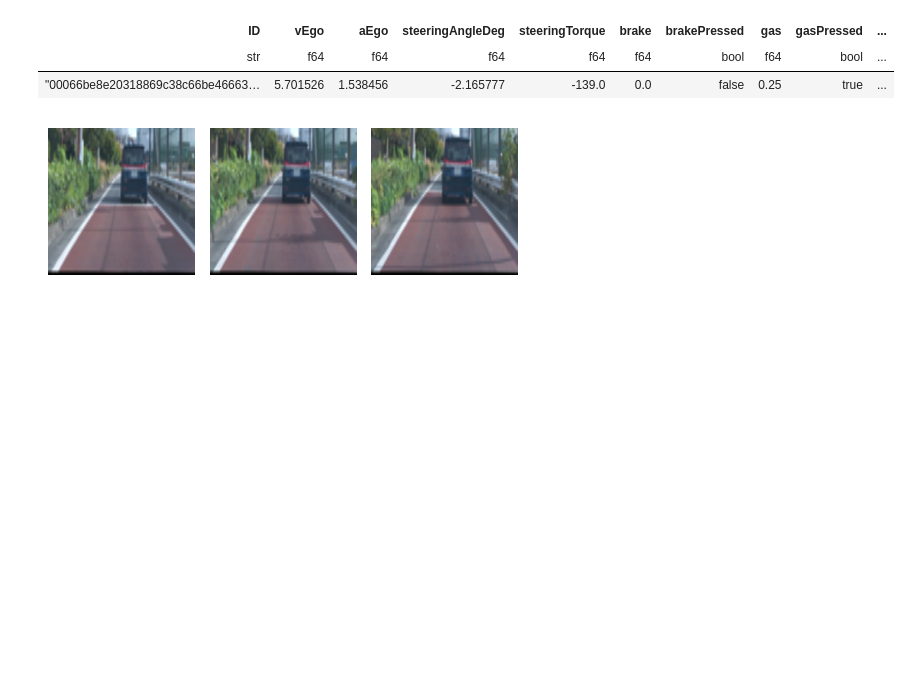
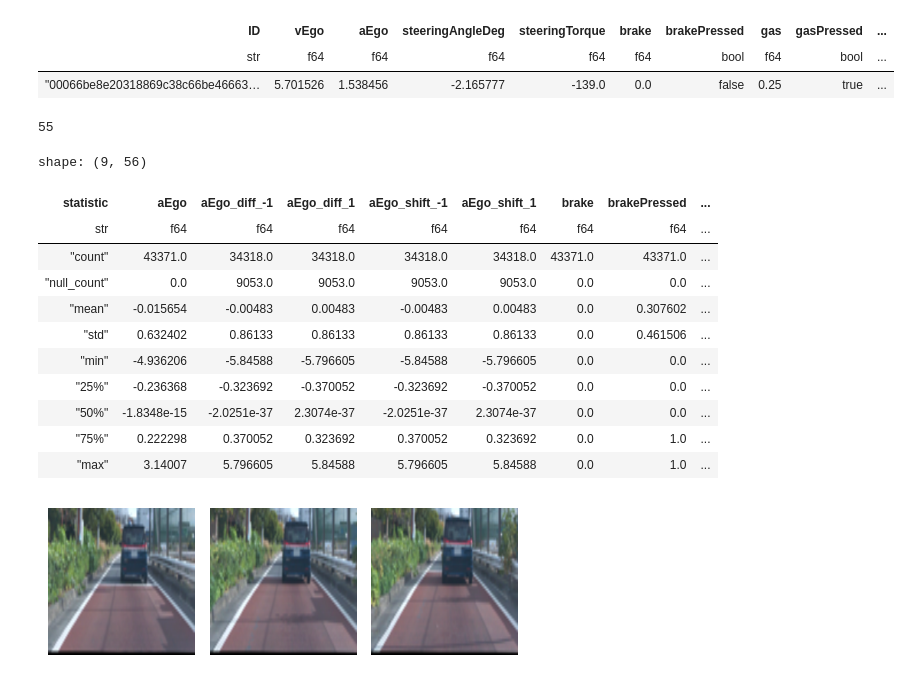
Before and after one commit to penguin-prg/atmacup18, a Jupyter notebook: train/cnn.ipynb, the cells around one changed output. Drawn from its saved outputs; the diff is of its cells as text; code cells hidden in the pictures; blank space fills up the shorter version.

```diff
--- a/train/cnn.ipynb
+++ b/train/cnn.ipynb
@@ -87,0 +60,33 @@ train = train.with_columns(
+# %%
+# normalize
+train = train.with_columns(
+    pl.col("vEgo") / 30,
+    pl.col("aEgo"),
+    pl.col("steeringAngleDeg") / 400,
+    pl.col("steeringTorque") / 600,
+    pl.col("offset") / pl.col("offset").max(),
+)
+# %%
+from penguinml.utils.contena import FeatureContena
+
+from feature_engineering import add_basic_features, add_scene_lag_features
+
+features = FeatureContena()
+train, features = add_basic_features(train, features)
+train, features = add_scene_lag_features(train, features)
+print(len(features.num_features()))
+train[features.num_features()].describe()
+# %% [output]
+55
+shape: (9, 56)
+| statistic | aEgo | aEgo_diff_-1 | aEgo_diff_1 | aEgo_shift_-1 | aEgo_shift_1 | brake | brakePressed | ... |
+| str | f64 | f64 | f64 | f64 | f64 | f64 | f64 | ... |
+| "count" | 43371.0 | 34318.0 | 34318.0 | 34318.0 | 34318.0 | 43371.0 | 43371.0 | ... |
+| "null_count" | 0.0 | 9053.0 | 9053.0 | 9053.0 | 9053.0 | 0.0 | 0.0 | ... |
+| "mean" | -0.015654 | -0.00483 | 0.00483 | -0.00483 | 0.00483 | 0.0 | 0.307602 | ... |
+| "std" | 0.632402 | 0.86133 | 0.86133 | 0.86133 | 0.86133 | 0.0 | 0.461506 | ... |
+| "min" | -4.936206 | -5.84588 | -5.796605 | -5.84588 | -5.796605 | 0.0 | 0.0 | ... |
+| "25%" | -0.236368 | -0.323692 | -0.370052 | -0.323692 | -0.370052 | 0.0 | 0.0 | ... |
+| "50%" | -1.8348e-15 | -2.0251e-37 | 2.3074e-37 | -2.0251e-37 | 2.3074e-37 | 0.0 | 0.0 | ... |
+| "75%" | 0.222298 | 0.370052 | 0.323692 | 0.370052 | 0.323692 | 0.0 | 1.0 | ... |
+| "max" | 3.14007 | 5.796605 | 5.84588 | 5.796605 | 5.84588 | 0.0 | 1.0 | ... |
```
Also changed, not shown: parts of 9 cells of this notebook, 2 other files.
